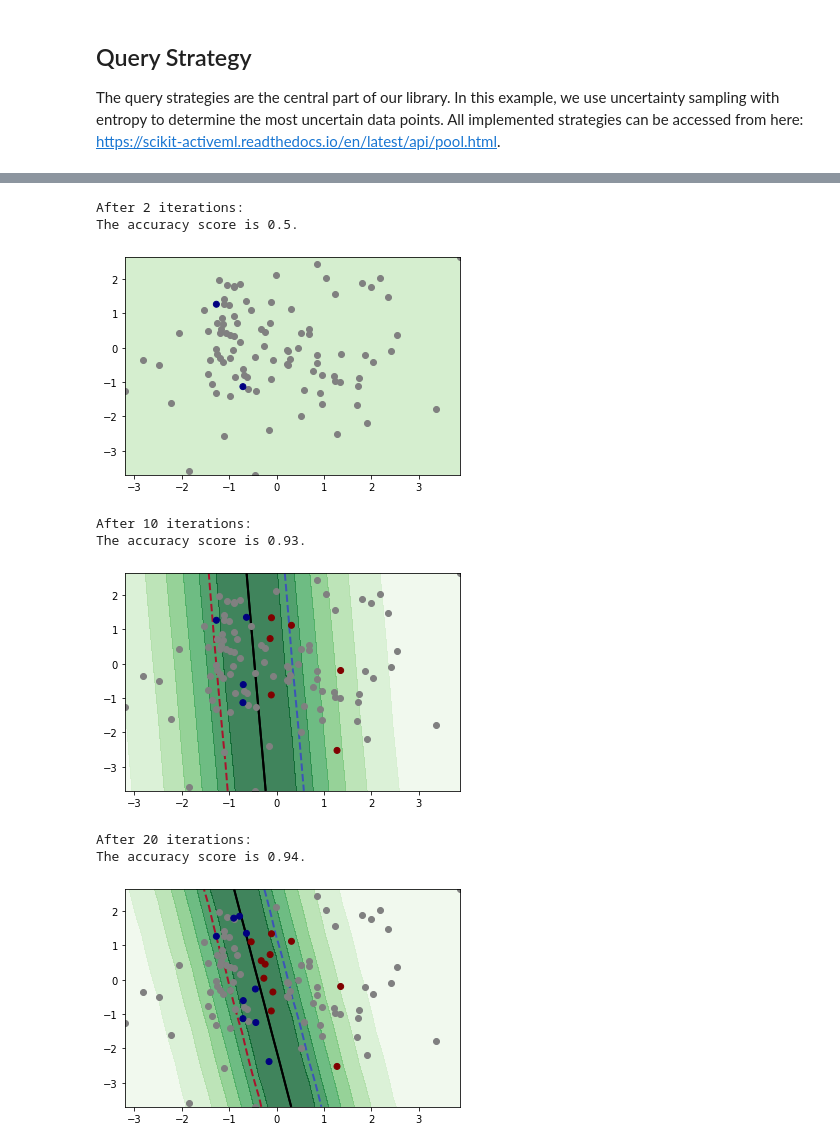
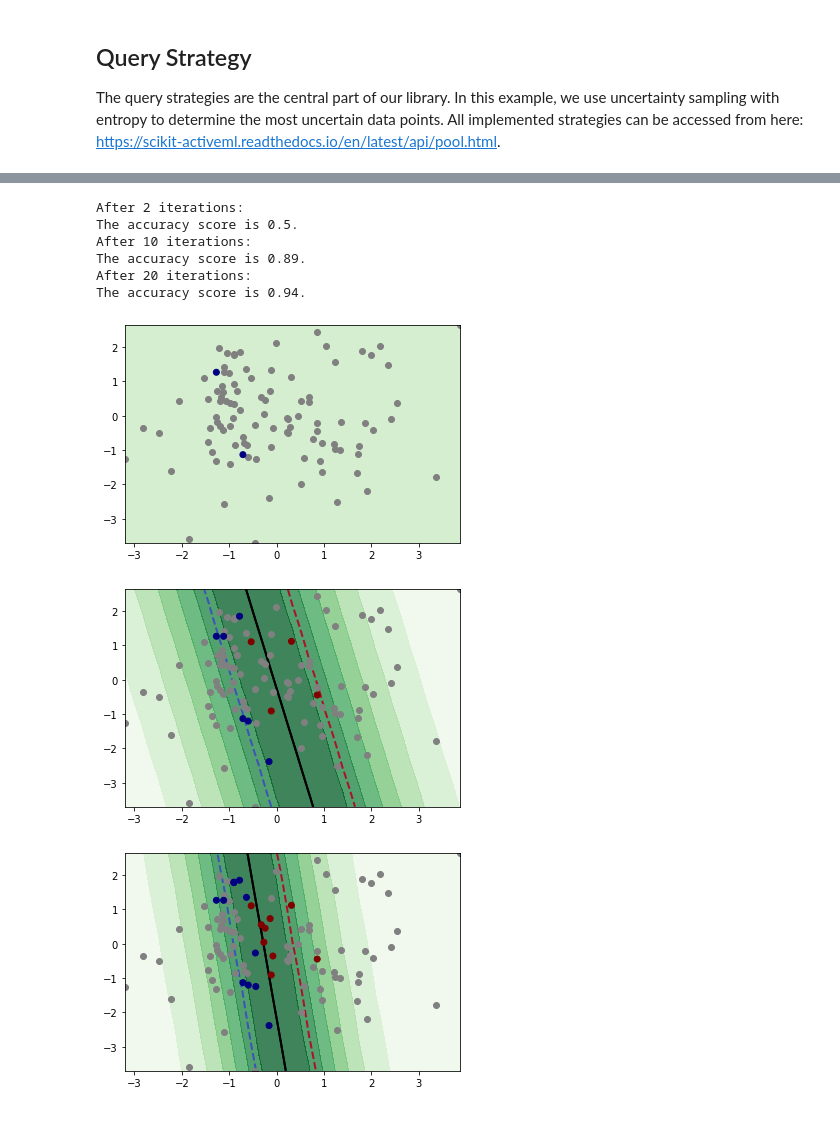
Before and after one commit to scikit-activeml/scikit-activeml, a Jupyter notebook: tutorials/00_pool_getting_started.ipynb, the cells around one changed output, grey strips where cells are left out. Saved outputs shown, nothing was run; the diff lists cells and outputs as text; code cells hidden in the pictures.

Commit message:
adapt visualisation test

```diff
--- a/tutorials/00_pool_getting_started.ipynb
+++ b/tutorials/00_pool_getting_started.ipynb
@@ -60,33 +60,30 @@ Below, we see the implementation of an active learning cycle. The first figure s
 # %%
 n_cycles = 20
 y = np.full(shape=y_true.shape, fill_value=MISSING_LABEL)
 clf.fit(X, y)
 for c in range(n_cycles):
-    unlbld_idx = unlabeled_indices(y)
-    X_cand = X[unlbld_idx]
-    cand_idx = qs.query(X_cand=X_cand, clf=clf, batch_size=1)
-    query_idx = unlbld_idx[cand_idx]
+    query_idx = qs.query(X=X, y=y, clf=clf, batch_size=1)
     y[query_idx] = y_true[query_idx]
     clf.fit(X, y)
 
     # plotting
     unlbld_idx = unlabeled_indices(y)
     lbld_idx = labeled_indices(y)
     if len(lbld_idx) in [2, 10, 20]:
         print(f'After {len(lbld_idx)} iterations:')
         print(f'The accuracy score is {clf.score(X,y_true)}.')
-        plot_utility(qs, {'clf': clf}, feature_bound=bound)
+        plot_utility(qs, X=X, y=y, qs_dict={'clf': clf}, feature_bound=bound)
         plot_decision_boundary(clf, feature_bound=bound)
         plt.scatter(X[unlbld_idx,0], X[unlbld_idx,1], c='gray')
         plt.scatter(X[:,0], X[:,1], c=y, cmap='jet')
         plt.show()
 # %% [output]
 After 2 iterations:
 The accuracy score is 0.5.
+After 10 iterations:
+The accuracy score is 0.89.
+After 20 iterations:
+The accuracy score is 0.94.
 [figure]
-After 10 iterations:
-The accuracy score is 0.93.
-[figure, old version]
+[figure, new version]
-After 20 iterations:
-The accuracy score is 0.94.
-[figure, old version]
+[figure, new version]
```
Also changed, not shown: parts of 3 cells of this notebook, 52 other files.
